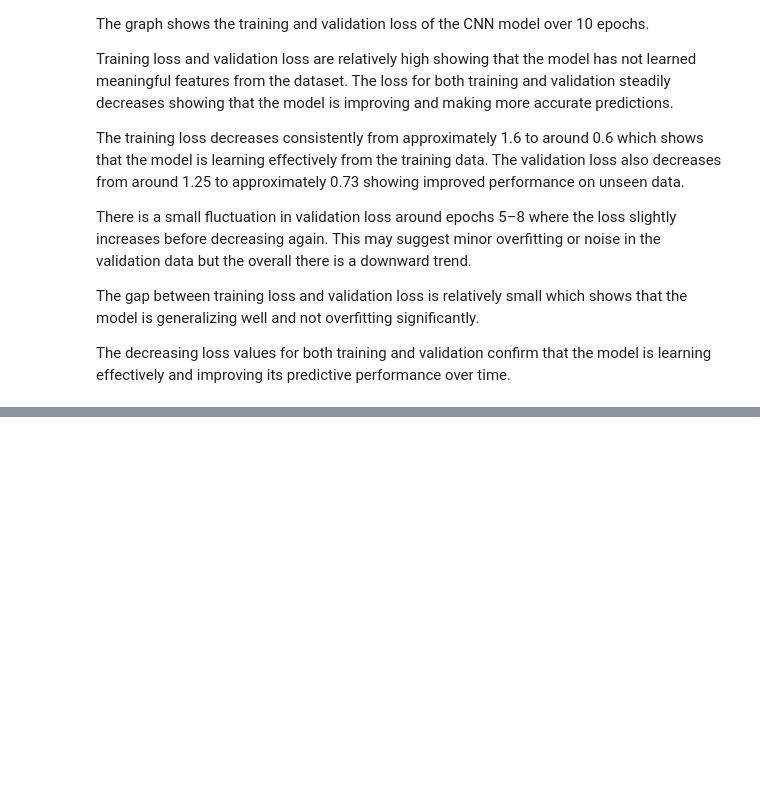
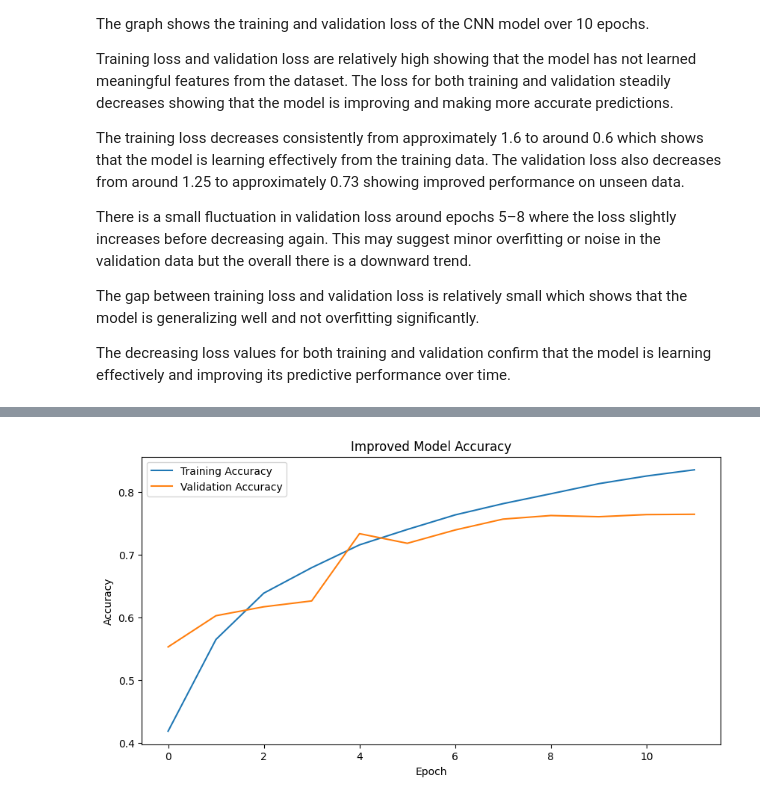
Before and after one commit to killianharnett1/cifar10-image-classification, a Jupyter notebook: notebook/killian_CA2_part2.ipynb, the cells around one changed output, grey strips where cells are left out. Cells and saved outputs as stored; diff of their text form; code cells hidden in the pictures; blank space fills up the shorter version.

Commit message:
Add improved CNN model with batch normalization and early stopping, including performance comparison

```diff
--- a/notebook/killian_CA2_part2.ipynb
+++ b/notebook/killian_CA2_part2.ipynb
@@ -340,0 +422,21 @@ The decreasing loss values for both training and validation confirm that the mod
+# %%
+# Train the improved model with Early Stopping
+# Early stopping helps prevent overfitting by stopping training when validation loss no longer improves.
+
+from tensorflow.keras.callbacks import EarlyStopping
+
+early_stop = EarlyStopping(
+    monitor="val_loss",          # watch validation loss
+    patience=3,                  # stop after 3 epochs with no improvement
+    restore_best_weights=True    # restore the best model weights
+)
+
+
+history_improved = improved_model.fit(
+    X_train,
+    y_train,
+    batch_size=64,
+    epochs=15,
+    validation_data=(X_test, y_test),
+    callbacks=[early_stop]
+)
@@ -340,0 +472,15 @@ The decreasing loss values for both training and validation confirm that the mod
+# %%
+# Plot training and validation accuracy for the improved model
+
+import matplotlib.pyplot as plt
+
+plt.figure(figsize=(10, 5))
+plt.plot(history_improved.history["accuracy"], label="Training Accuracy")
+plt.plot(history_improved.history["val_accuracy"], label="Validation Accuracy")
+plt.title("Improved Model Accuracy")
+plt.xlabel("Epoch")
+plt.ylabel("Accuracy")
+plt.legend()
+plt.show()
+# %% [output]
+[figure, added]
```
Also changed, not shown: parts of 10 cells of this notebook.
